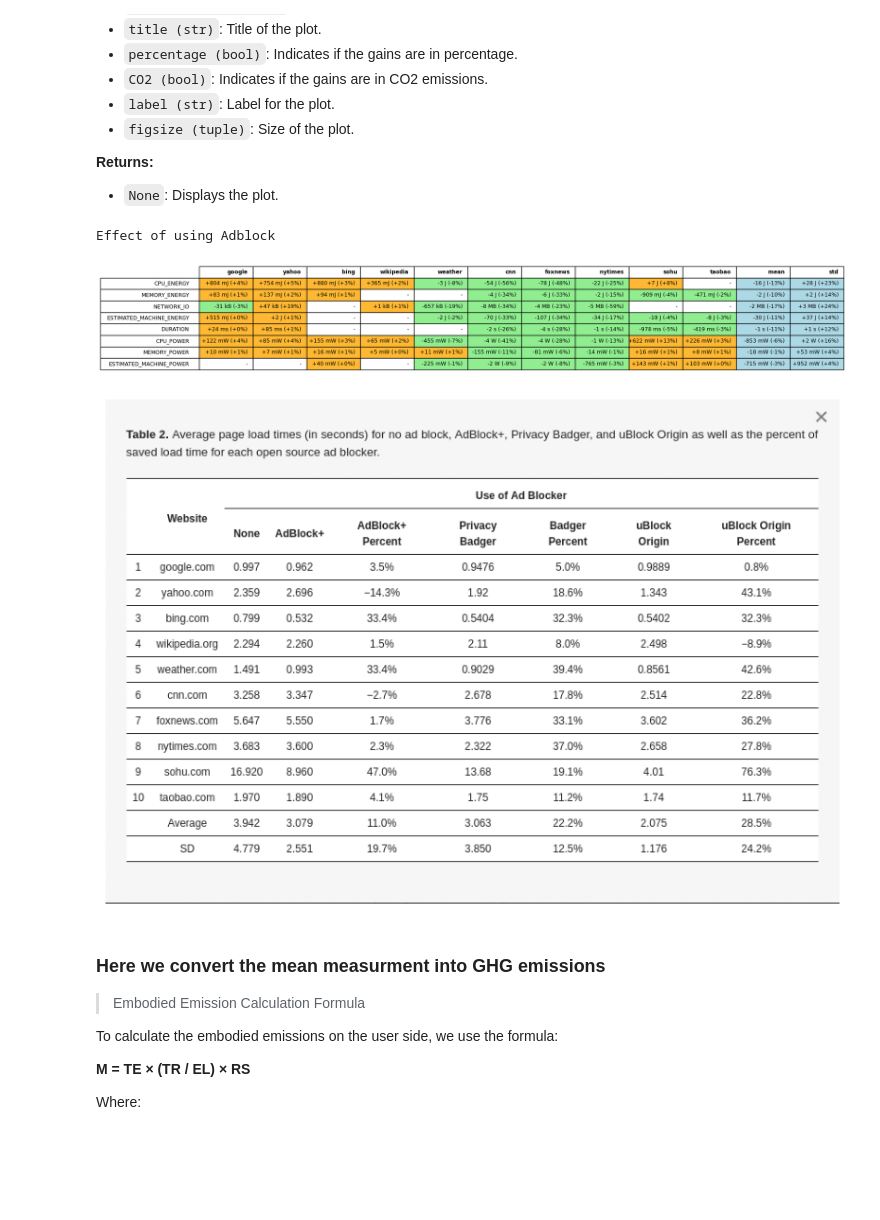
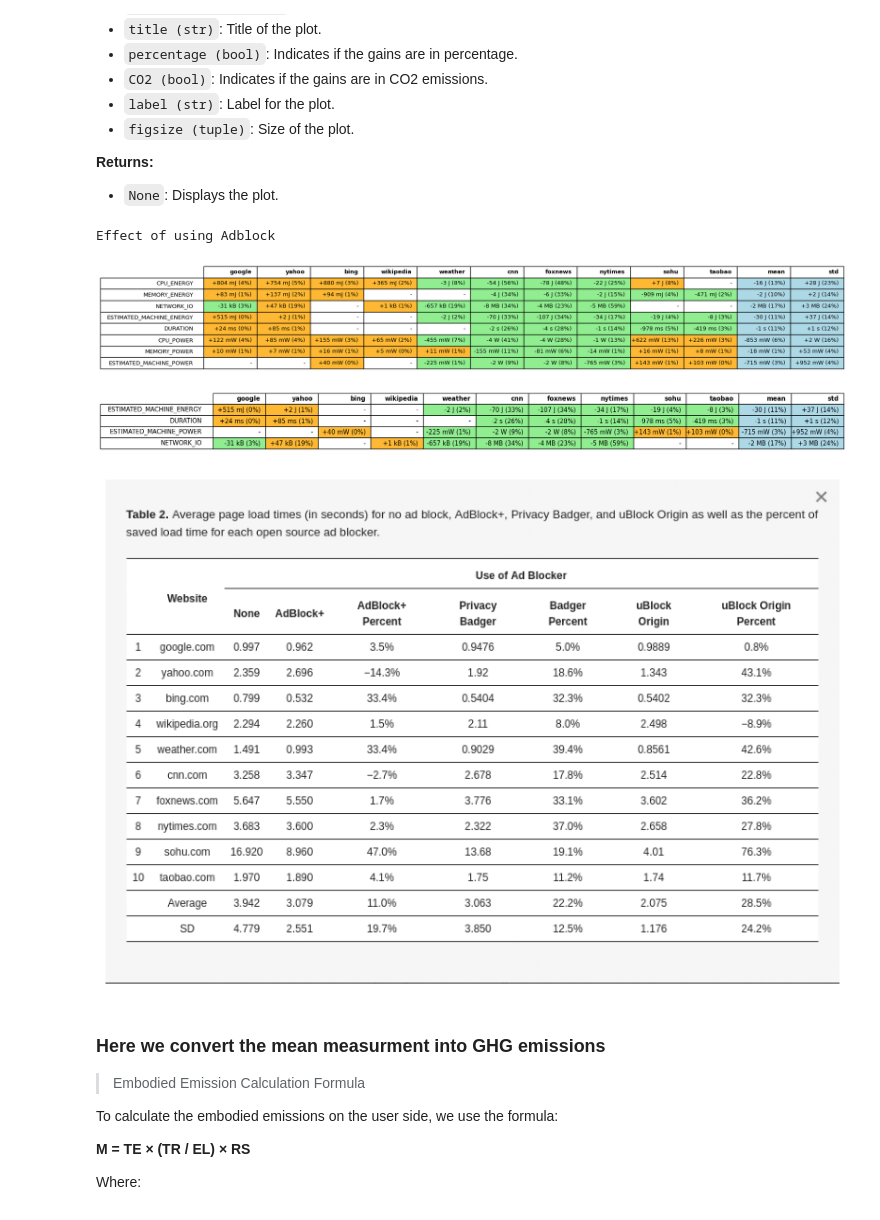
Before and after one commit to ReSP-Lab/2024-loco-security-sustainability-artifact, a Jupyter notebook: notebook/2025_topnews_data_analysis.ipynb, the cells around one changed output. Drawn from its saved outputs; the diff is of its cells as text; code cells hidden in the pictures; blank space fills up the shorter version.

Commit message:
edited notebook for report plots

```diff
--- a/notebook/2025_topnews_data_analysis.ipynb
+++ b/notebook/2025_topnews_data_analysis.ipynb
@@ -518,7 +518,7 @@ def plot_gains(gains: pd.DataFrame, percentage: pd.DataFrame = None, title: str
         sign = "+" if value > 0 else "-"
         text = f"{sign}{abs(value):.0f} {unit}"
         if percentage_value is not None:
-            text += f" ({percentage_value:+.0f}%)"
+            text += f" ({abs(percentage_value):.0f}%)"
         return text
 
     # Create combined formatted cell values and corresponding color map
@@ -598,35 +598,40 @@ def plot_gains(gains: pd.DataFrame, percentage: pd.DataFrame = None, title: str
 # %%
 comparisons = {
     "Effect of using Adblock": {
         'A': {'adblock': 'enabled'},
         'B': {'adblock': 'disabled'}
     }
 }
 for title, comparison_pair in comparisons.items():
     gains, percentage_gains = compute_gains(clean_data, comparison_pair, independence=False)
 
     # Add mean and std columns to gains and percentage_gains DataFrames
     gains['mean'] = gains.mean(axis=1)
     gains['std'] = gains.std(axis=1)
 
     percentage_gains['mean'] = percentage_gains.mean(axis=1)
     percentage_gains['std'] = percentage_gains.std(axis=1)
 
     print(title)
-    plot_gains(gains=gains, percentage=percentage_gains)
+    plot_gains(gains=gains, percentage=percentage_gains, fontsize=9.5)
+
+    index_to_keep = [ 'ESTIMATED_MACHINE_ENERGY', 'DURATION', 'ESTIMATED_MACHINE_POWER', 'NETWORK_IO']
+
+    plot_gains(gains=gains.loc[index_to_keep], percentage=percentage_gains.loc[index_to_keep], fontsize=10.5, figsize=(10, 1))
 
 
 img = mpimg.imread('study_stat.png')
 
 # Create a plot
 fig, ax = plt.subplots(figsize= (10,10))
 ax.imshow(img)
 ax.axis('off')
 plt.show()
 # %% [output]
 Effect of using Adblock
-[figure, old version]
+[figure, new version]
-[figure, old version]
+[figure, new version]
+[figure, added]
 # %% [markdown]
 
 ### Here we convert the mean measurment into GHG emissions
```
